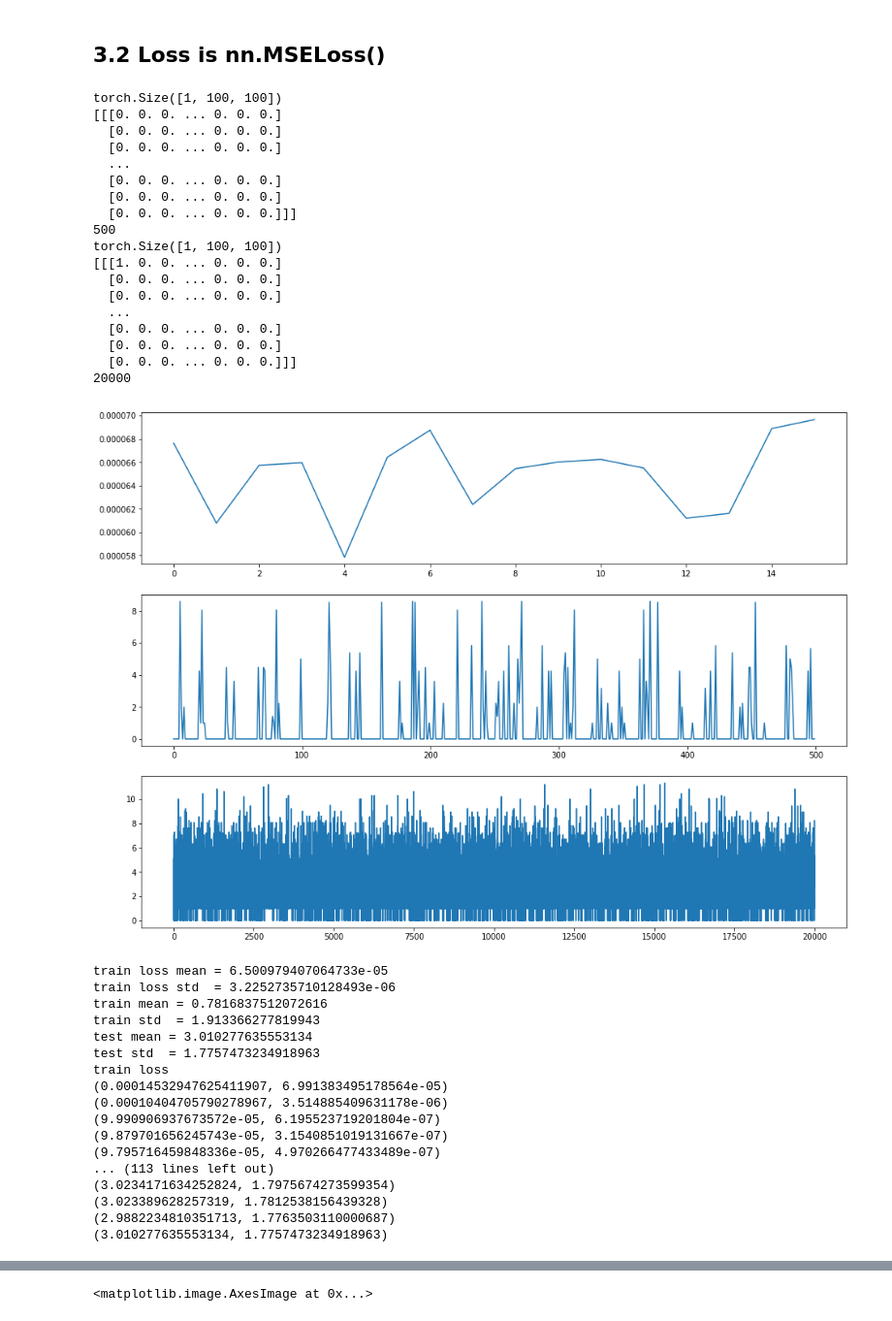
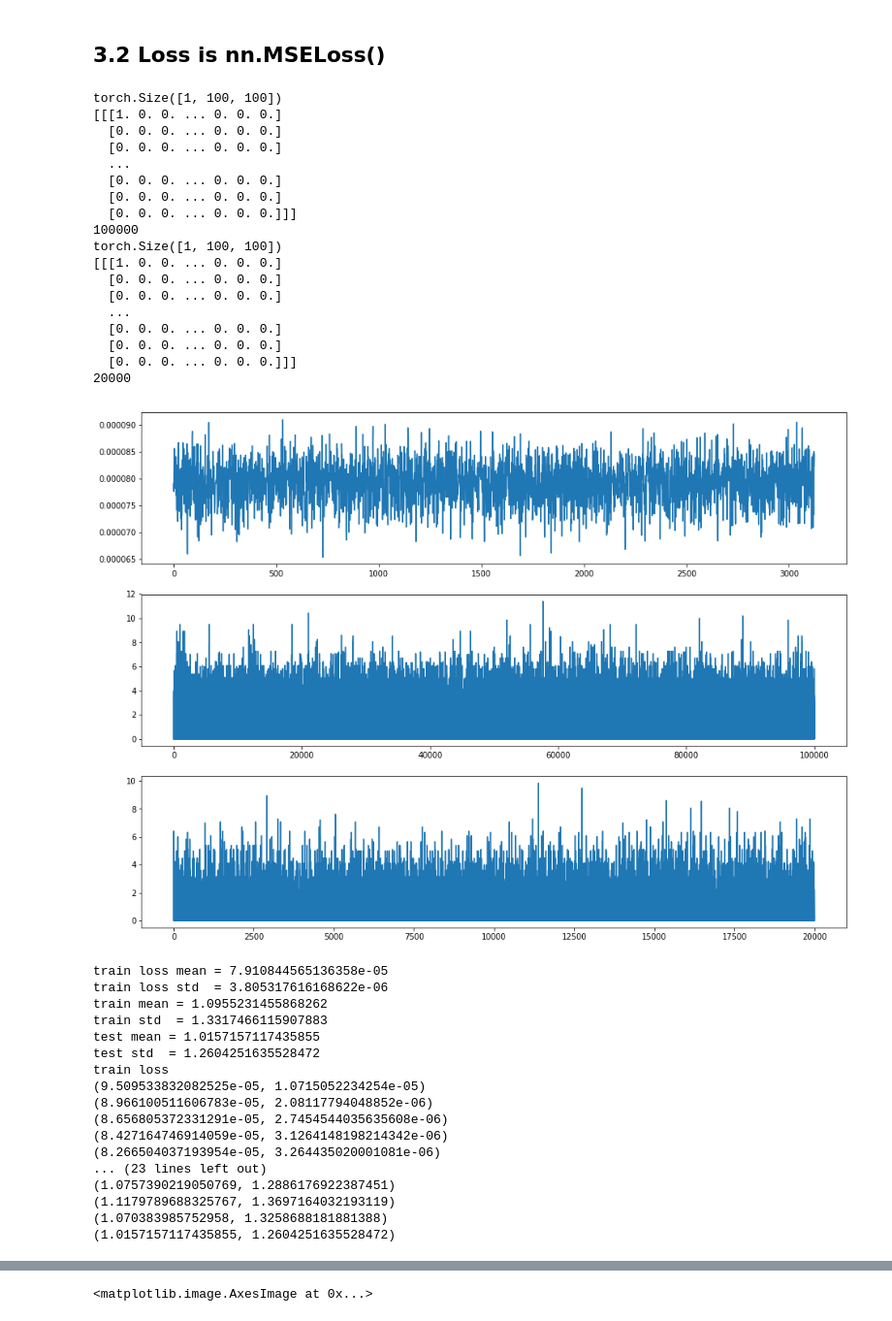
Before and after one commit to caitaozhan/deeplearning-localization, a Jupyter notebook: CNN-label.ipynb, the cells around one changed output, grey strips where cells are left out. Shown at 97% size. Cells and saved outputs as stored; diff of their text form; code cells hidden in the pictures.

```diff
--- a/CNN-label.ipynb
+++ b/CNN-label.ipynb
@@ -484,7 +429,5 @@ for t, sample in enumerate(sensor_input_dataloader):
     break
 
 pred = pred.data.cpu().numpy()
-print(pred.shape)
-i = 0
-plt.imshow(pred[i, 0], cmap='gray')
+y    = y.data.cpu().numpy()
 # %% [output]
@@ -510,6 +471,5 @@ plt.imshow(pred[i, 0], cmap='gray')
 # %%
-y = y.cpu()
-plt.imshow(y[i, 0].data.cpu(), cmap='gray')
+plt.imshow(y[i, 0], cmap='gray')
 # %% [output]
 <matplotlib.image.AxesImage at 0x...>
 [figure]
@@ -517,7 +477,7 @@ plt.imshow(y[i, 0].data.cpu(), cmap='gray')
 ## 3.2 Loss is nn.MSELoss()
 # %%
 # training
-root_dir = './data/matrix-train13'
+root_dir = './data/matrix-train10'
 sensor_input_dataset = SensorInputDatasetSegmentation(root_dir = root_dir, transform = tf)
 sensor_input_dataloader = DataLoader(sensor_input_dataset, batch_size=32, shuffle=True, num_workers=3)
 print(sensor_input_dataset[0]['matrix'].shape)
@@ -533,14 +493,14 @@ print(sensor_input_test_dataset[0]['label'])
 print(sensor_input_test_dataset.__len__())
 # %% [output]
 torch.Size([1, 100, 100])
-[[[0. 0. 0. ... 0. 0. 0.]
+[[[1. 0. 0. ... 0. 0. 0.]
   [0. 0. 0. ... 0. 0. 0.]
   [0. 0. 0. ... 0. 0. 0.]
   ...
   [0. 0. 0. ... 0. 0. 0.]
   [0. 0. 0. ... 0. 0. 0.]
   [0. 0. 0. ... 0. 0. 0.]]]
-500
+100000
 torch.Size([1, 100, 100])
 [[[1. 0. 0. ... 0. 0. 0.]
   [0. 0. 0. ... 0. 0. 0.]
@@ -561,7 +521,7 @@ model     = net2.to(device)
 optimizer = optim.Adam(model.parameters(), lr=0.001)
 criterion = nn.MSELoss()  # criterion is the loss function
 
-num_epochs = 40
+num_epochs = 10
 train_losses_epoch = []
 train_errors_epoch = []
 test_errors_epoch  = []
@@ -600,51 +560,51 @@ for epoch in range(num_epochs):
     clear_output(True)
     plt.figure(figsize=(16, 12))
     plt.subplot(311)
     plt.plot(train_losses)
     plt.subplot(312)
     plt.plot(train_errors)
     plt.subplot(313)
     plt.plot(test_errors)
     plt.show()
 
     print('train loss mean =', np.mean(train_losses))
     print('train loss std  =', np.std(train_losses))
     print('train mean =', np.mean(train_errors))
     print('train std  =', np.std(train_errors))
     print('test mean =', np.mean(test_errors))
     print('test std  =', np.std(test_errors))
     train_losses_epoch.append((np.mean(train_losses), np.std(train_losses)))
     train_errors_epoch.append((np.mean(train_errors), np.std(train_errors)))
     test_errors_epoch.append((np.mean(test_errors), np.std(test_errors)))
 
 print('train loss')
 for loss in train_losses_epoch:
     print(loss)
 print('train error')
 for error in train_errors_epoch:
     print(error)
 print('test error')
 for error in test_errors_epoch:
     print(error)
 # %% [output]
-[figure, old version]
+[figure, new version]
-train loss mean = 6.500979407064733e-05
-train loss std  = 3.2252735710128493e-06
-train mean = 0.7816837512072616
-train std  = 1.913366277819943
-test mean = 3.010277635553134
-test std  = 1.7757473234918963
+train loss mean = 7.910844565136358e-05
+train loss std  = 3.805317616168622e-06
+train mean = 1.0955231455868262
+train std  = 1.3317466115907883
+test mean = 1.0157157117435855
+test std  = 1.2604251635528472
 train loss
-(0.00014532947625411907, 6.991383495178564e-05)
-(0.00010404705790278967, 3.514885409631178e-06)
-(9.990906937673572e-05, 6.195523719201804e-07)
-(9.879701656245743e-05, 3.1540851019131667e-07)
-(9.795716459848336e-05, 4.970266477433489e-07)
-... (113 lines left out)
-(3.0234171634252824, 1.7975674273599354)
-(3.023389628257319, 1.7812538156439328)
-(2.9882234810351713, 1.7763503110000687)
-(3.010277635553134, 1.7757473234918963)
+(9.509533832082525e-05, 1.0715052234254e-05)
+(8.966100511606783e-05, 2.08117794048852e-06)
+(8.656805372331291e-05, 2.7454544035635608e-06)
+(8.427164746914059e-05, 3.1264148198214342e-06)
+(8.266504037193954e-05, 3.264435020001081e-06)
+... (23 lines left out)
+(1.0757390219050769, 1.2886176922387451)
+(1.1179789688325767, 1.3697164032193119)
+(1.070383985752958, 1.3258688181881388)
+(1.0157157117435855, 1.2604251635528472)
 # %%
 model.eval()
 for t, sample in enumerate(sensor_input_test_dataloader):
```
Also changed, not shown: parts of 18 cells of this notebook, 8 other files.
